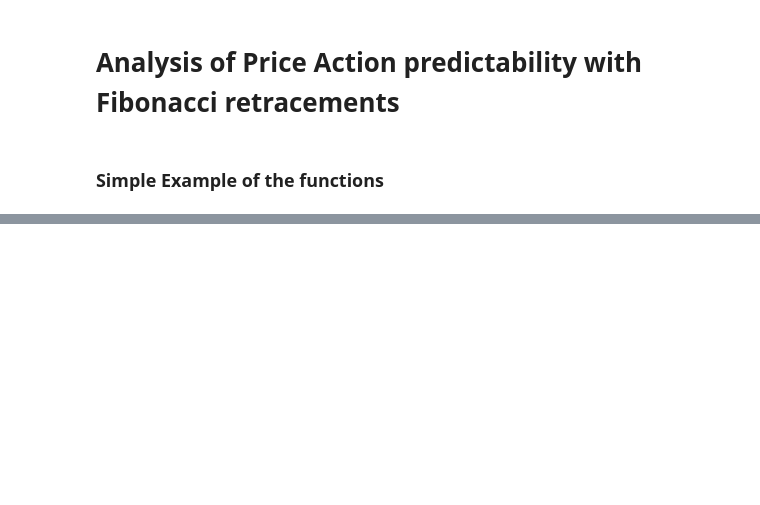
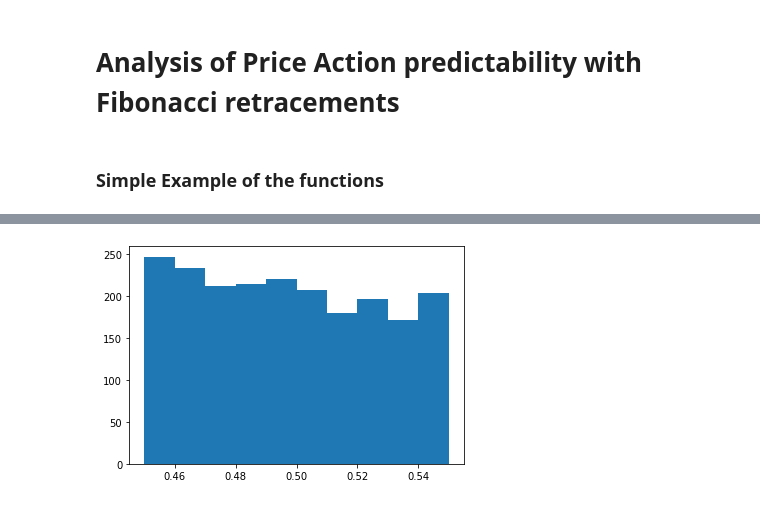
Before and after one commit to paulnheera/MT4-Trading, a Jupyter notebook: Python/Fibonacci retracements.ipynb, the cells around one changed output, grey strips where cells are left out. Cells and saved outputs as stored; diff of their text form; code cells hidden in the pictures; blank space fills up the shorter version.

```diff
--- a/Python/Fibonacci retracements.ipynb
+++ b/Python/Fibonacci retracements.ipynb
@@ -103,4 +103,8 @@ plt.show()
 XA = current_pat[1] - current_pat[0]
 AB = current_pat[2] - current_pat[1]
 
+moves = [XA,AB]
+
+is_fib_retracement(moves,err_allowed=0.05,level=0.618)
+
 # Fib retracement yes/no.
@@ -106,0 +178,5 @@ AB = current_pat[2] - current_pat[1]
+# %%
+plt.hist(df_retracements['Retracement'])
+plt.show()
+# %% [output]
+[figure, added]
```
Also changed, not shown: parts of 12 cells of this notebook.
